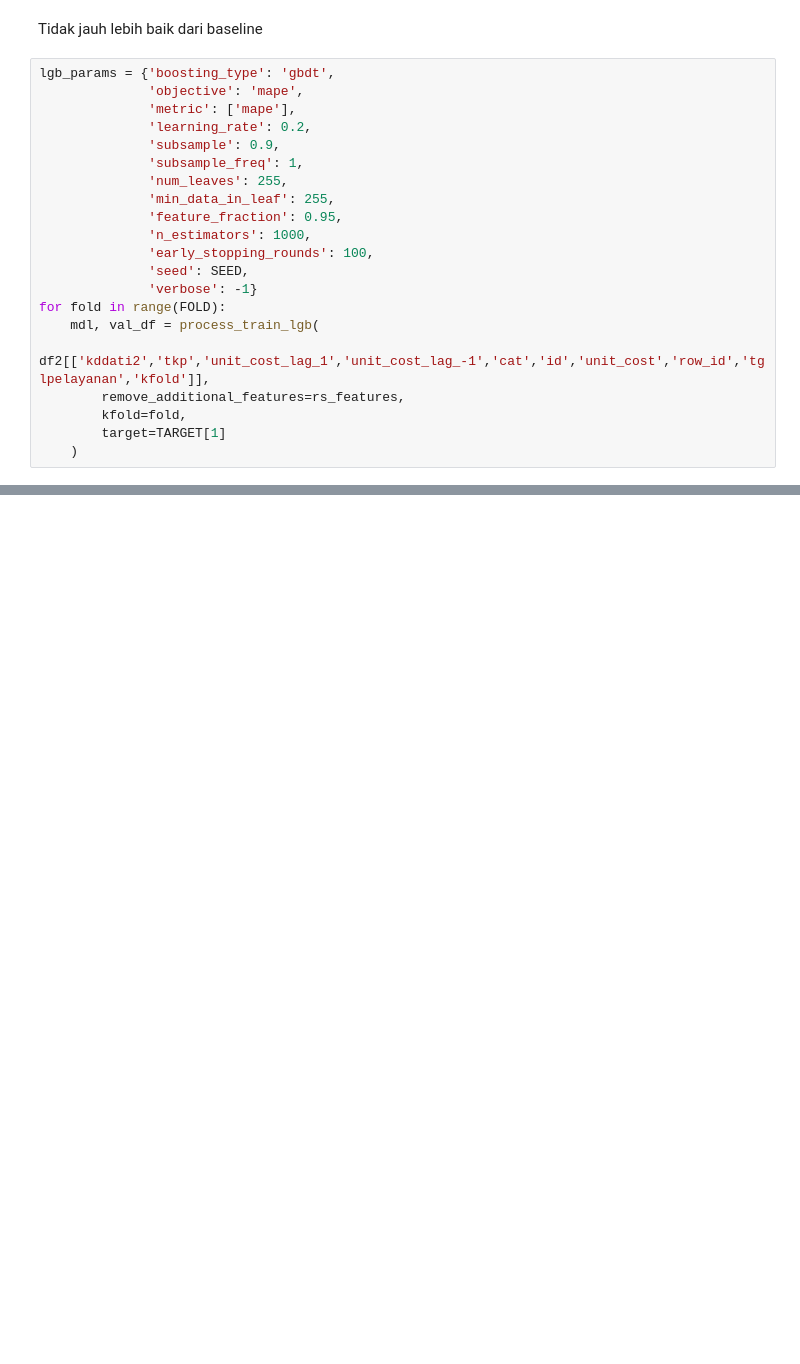
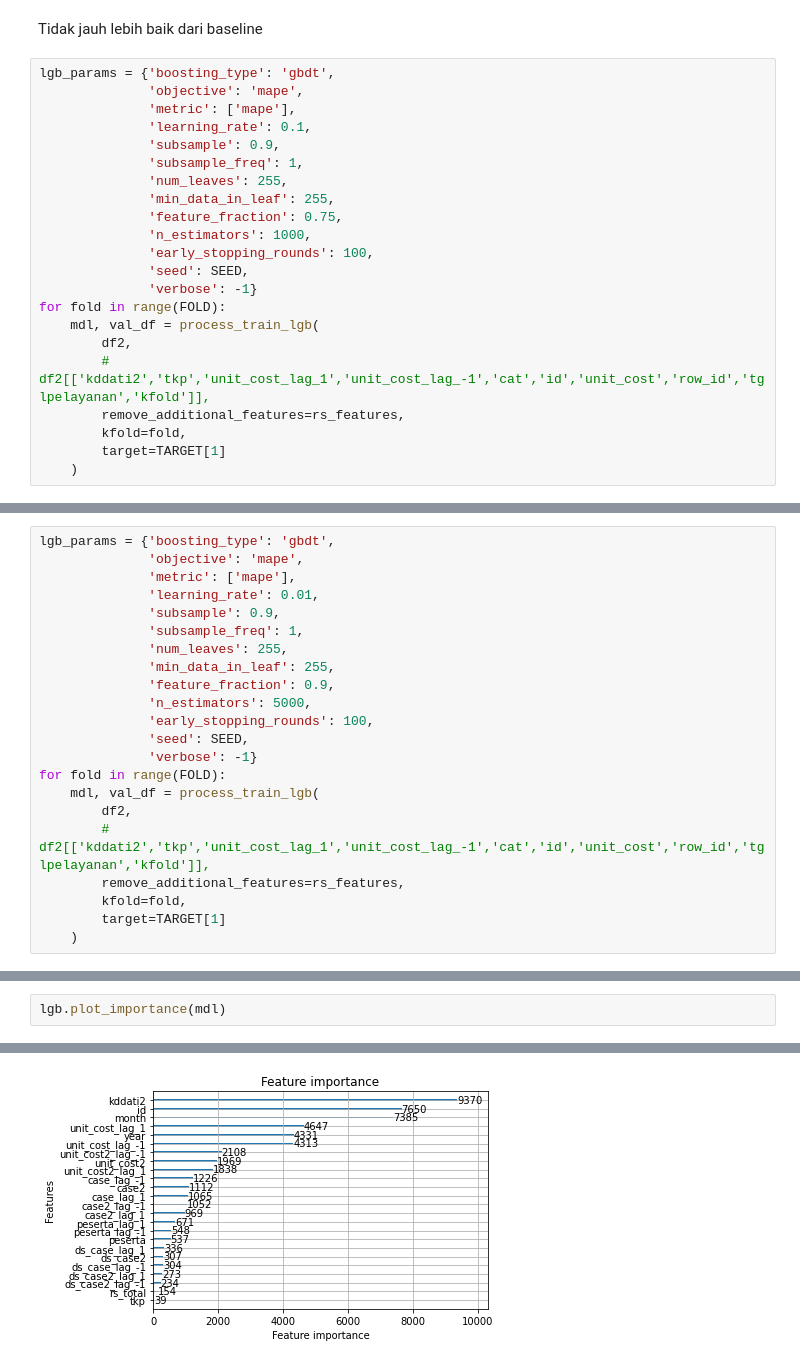
Before and after one commit to rasyidstat/bpai, a Jupyter notebook: eda/dev_fix.ipynb, the cells around one changed output, grey strips where cells are left out. Drawn from its saved outputs; the diff is of its cells as text; blank space fills up the shorter version.

```diff
--- a/eda/dev_fix.ipynb
+++ b/eda/dev_fix.ipynb
@@ -492,19 +546,20 @@ Tidak jauh lebih baik dari baseline
 lgb_params = {'boosting_type': 'gbdt',
               'objective': 'mape',
               'metric': ['mape'],
-              'learning_rate': 0.2,
+              'learning_rate': 0.1,
               'subsample': 0.9,
               'subsample_freq': 1,
               'num_leaves': 255,
               'min_data_in_leaf': 255,
-              'feature_fraction': 0.95,
+              'feature_fraction': 0.75,
               'n_estimators': 1000,
               'early_stopping_rounds': 100,
               'seed': SEED,
               'verbose': -1}
 for fold in range(FOLD):
     mdl, val_df = process_train_lgb(
-        df2[['kddati2','tkp','unit_cost_lag_1','unit_cost_lag_-1','cat','id','unit_cost','row_id','tglpelayanan','kfold']],
+        df2,
+        # df2[['kddati2','tkp','unit_cost_lag_1','unit_cost_lag_-1','cat','id','unit_cost','row_id','tglpelayanan','kfold']],
         remove_additional_features=rs_features,
         kfold=fold,
         target=TARGET[1]
@@ -529,0 +585,22 @@ MAE CV-5 is 91445.78
+# %%
+lgb_params = {'boosting_type': 'gbdt',
+              'objective': 'mape',
+              'metric': ['mape'],
+              'learning_rate': 0.01,
+              'subsample': 0.9,
+              'subsample_freq': 1,
+              'num_leaves': 255,
+              'min_data_in_leaf': 255,
+              'feature_fraction': 0.9,
+              'n_estimators': 5000,
+              'early_stopping_rounds': 100,
+              'seed': SEED,
+              'verbose': -1}
+for fold in range(FOLD):
+    mdl, val_df = process_train_lgb(
+        df2,
+        # df2[['kddati2','tkp','unit_cost_lag_1','unit_cost_lag_-1','cat','id','unit_cost','row_id','tglpelayanan','kfold']],
+        remove_additional_features=rs_features,
+        kfold=fold,
+        target=TARGET[1]
+    )
@@ -529,0 +625,3 @@ MAE CV-5 is 91445.78
+# %%
+lgb.plot_importance(mdl)
+# %% [output]
@@ -529,0 +629 @@ MAE CV-5 is 91445.78
+[figure, added]
```
Also changed, not shown: parts of 6 cells of this notebook, 5 other files.
